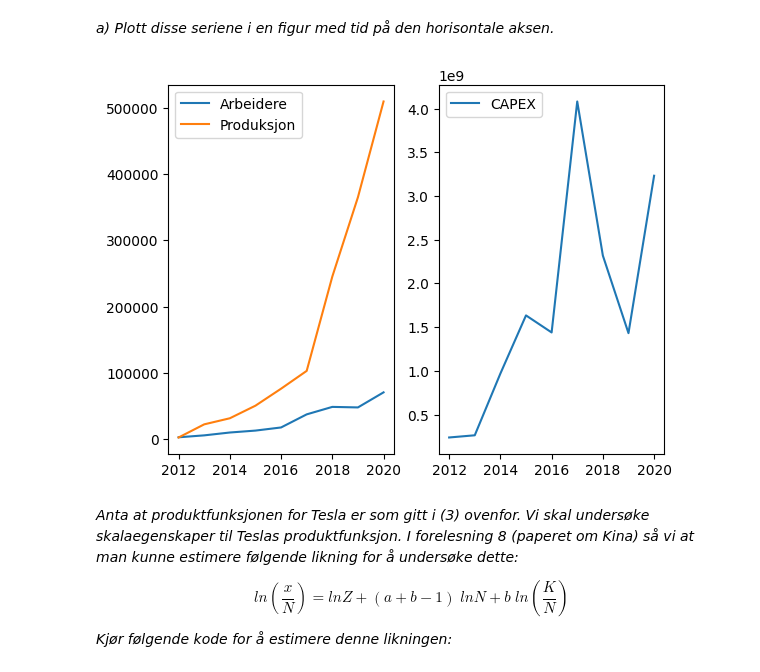
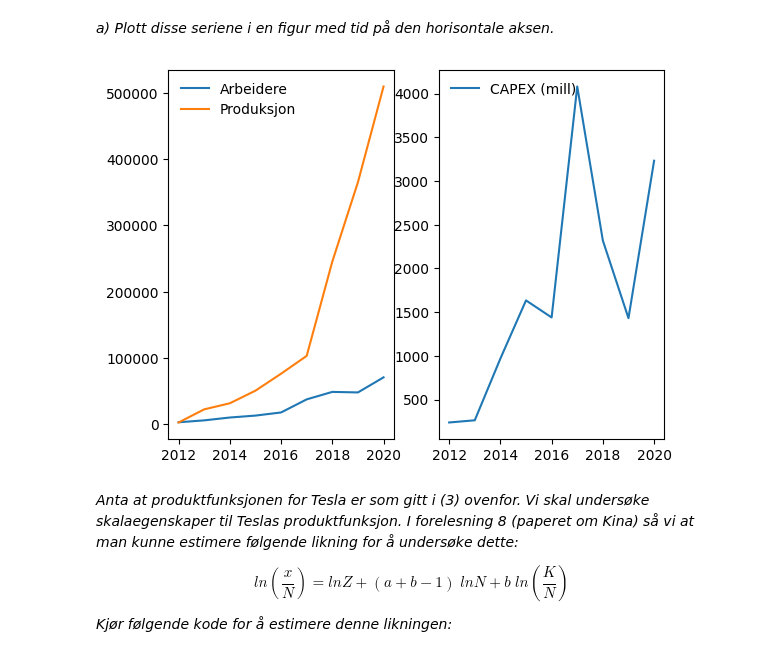
Before and after one commit to loopdiggaz/SOK-1006, a Jupyter notebook: forelesninger/notater forelesning 10.ipynb, the cells around one changed output. Saved outputs shown, nothing was run; the diff lists cells and outputs as text; code cells hidden in the pictures.

```diff
--- a/forelesninger/notater forelesning 10.ipynb
+++ b/forelesninger/notater forelesning 10.ipynb
@@ -424,17 +439,17 @@ df1
 # %%
 # skriv svaret ditt her
 
 fig, (ax1,ax2) = plt.subplots(1, 2)
 ax.spines['top'].set_color('none')
 ax.spines['right'].set_color('none')
 
-ax2.plot(df1['YEAR'],df1['CAPEX'], label = 'CAPEX')
+ax2.plot(df1['YEAR'],df1['CAPEX']/1000000, label = 'CAPEX (mill)')
 ax1.plot(df1['YEAR'],df1['Arbeidere'], label = 'Arbeidere')
 ax1.plot(df1['YEAR'],df1['Produksjon'], label = 'Produksjon')
-ax1.legend(loc = 'best')
-ax2.legend(loc = 'best');
+ax1.legend(loc = 'best',frameon = False)
+ax2.legend(loc = 'upper left', frameon = False);
 # %% [output]
-[figure, old version]
+[figure, new version]
 # %% [markdown]
 *Anta at produktfunksjonen for Tesla er som gitt i (3) ovenfor. Vi skal undersøke skalaegenskaper til Teslas produktfunksjon. I forelesning 8 (paperet om Kina) så vi at man kunne estimere følgende likning for å undersøke dette:*
 
```
Also changed, not shown: parts of 12 cells of this notebook, 3 other files.
